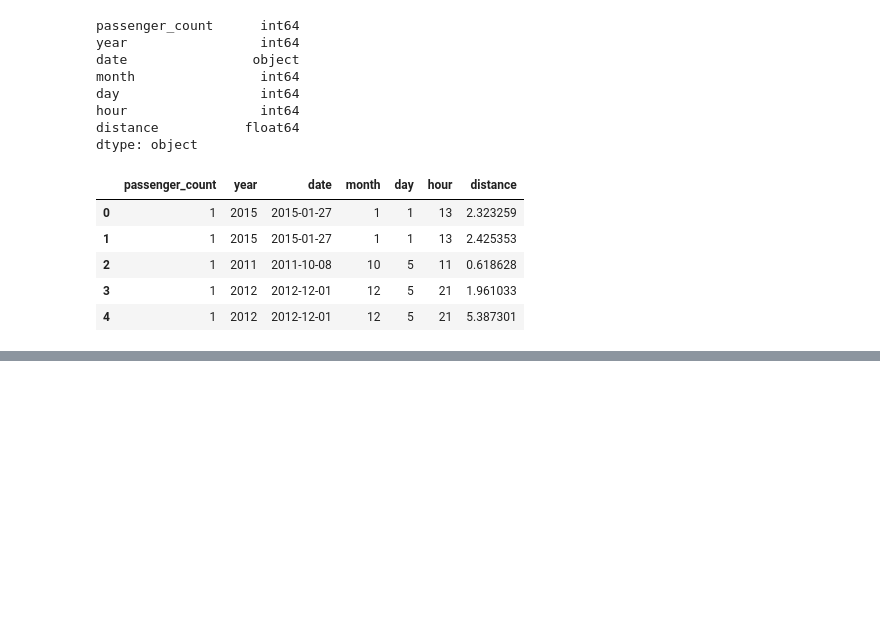
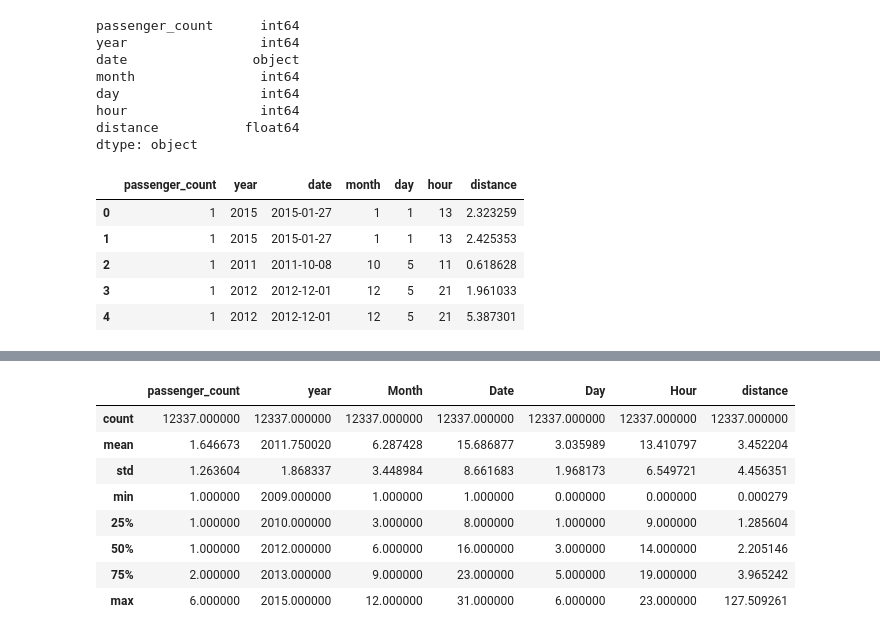
Before and after one commit to vapurv843/Cab-fare-prediction, a Jupyter notebook: cab_fare.ipynb, the cells around one changed output, grey strips where cells are left out. Saved outputs shown, nothing was run; the diff lists cells and outputs as text; code cells hidden in the pictures; blank space fills up the shorter version.

```diff
--- a/cab_fare.ipynb
+++ b/cab_fare.ipynb
@@ -736,0 +765,12 @@ test_data.head()
+# %%
+X_train.describe()
+# %% [output]
+|  | passenger_count | year | Month | Date | Day | Hour | distance |
+| count | 12337.000000 | 12337.000000 | 12337.000000 | 12337.000000 | 12337.000000 | 12337.000000 | 12337.000000 |
+| mean | 1.646673 | 2011.750020 | 6.287428 | 15.686877 | 3.035989 | 13.410797 | 3.452204 |
+| std | 1.263604 | 1.868337 | 3.448984 | 8.661683 | 1.968173 | 6.549721 | 4.456351 |
+| min | 1.000000 | 2009.000000 | 1.000000 | 1.000000 | 0.000000 | 0.000000 | 0.000279 |
+| 25% | 1.000000 | 2010.000000 | 3.000000 | 8.000000 | 1.000000 | 9.000000 | 1.285604 |
+| 50% | 1.000000 | 2012.000000 | 6.000000 | 16.000000 | 3.000000 | 14.000000 | 2.205146 |
+| 75% | 2.000000 | 2013.000000 | 9.000000 | 23.000000 | 5.000000 | 19.000000 | 3.965242 |
+| max | 6.000000 | 2015.000000 | 12.000000 | 31.000000 | 6.000000 | 23.000000 | 127.509261 |
```
Also changed, not shown: parts of 8 cells of this notebook.
